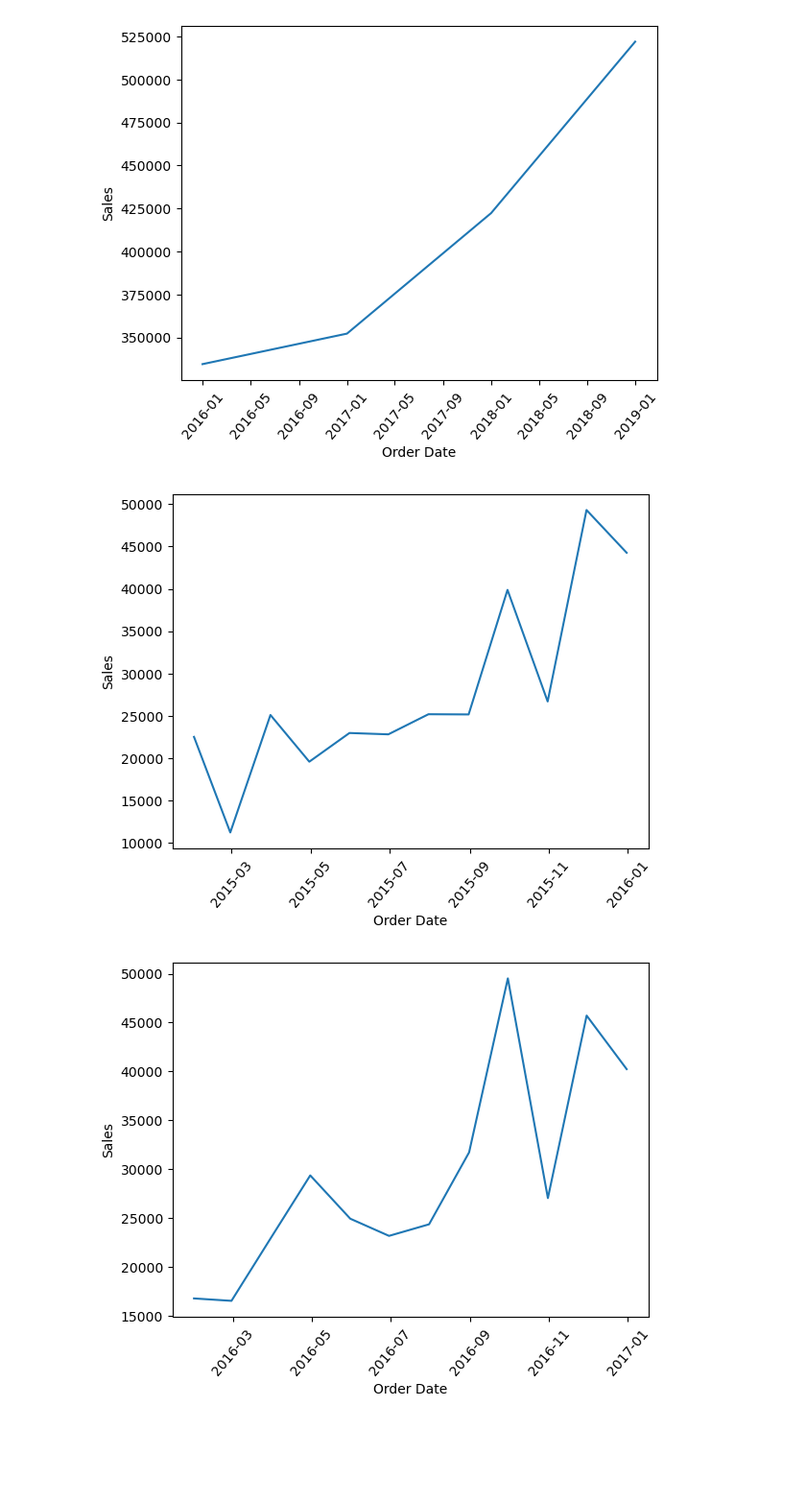
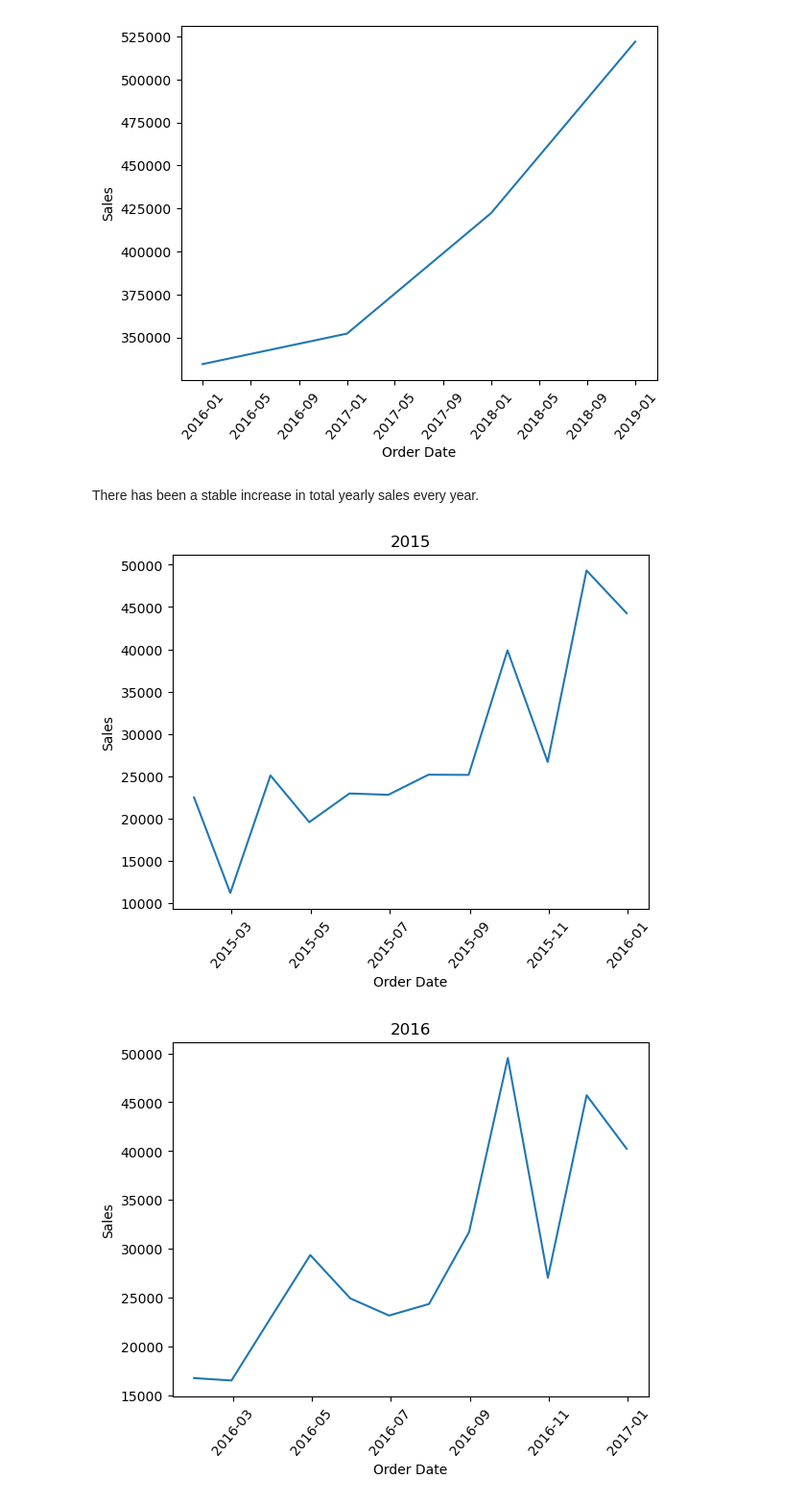
Before and after one commit to FerryMS/Sales_Projection, a Jupyter notebook: SuperstoreAnalysis.ipynb, the cells around one changed output. Shown at 96% size. Drawn from its saved outputs; the diff is of its cells as text; code cells hidden in the pictures; blank space fills up the shorter version.

```diff
--- a/SuperstoreAnalysis.ipynb
+++ b/SuperstoreAnalysis.ipynb
@@ -199,4 +214,6 @@ plt.xticks(rotation=50)
 plt.show()
 # %% [output]
 [figure]
+# %% [markdown]
+There has been a stable increase in total yearly sales every year.
 # %%
@@ -211,18 +229,22 @@ dfm17=pd.DataFrame(dfm17.groupby(pd.Grouper(freq='M'))['Sales'].sum())
 dfm18=pd.DataFrame(dfm18.groupby(pd.Grouper(freq='M'))['Sales'].sum())
 # %%
 # Plotting monthly total sales by year.
+plt.title('2015')
 sns.lineplot(x='Order Date',y='Sales',data=dfm15)
 plt.xticks(rotation=50)
 plt.show()
+plt.title('2016')
 sns.lineplot(x='Order Date',y='Sales',data=dfm16)
 plt.xticks(rotation=50)
 plt.show()
+plt.title('2017')
 sns.lineplot(x='Order Date',y='Sales',data=dfm17)
 plt.xticks(rotation=50)
 plt.show()
+plt.title('2018')
 sns.lineplot(x='Order Date',y='Sales',data=dfm18)
 plt.xticks(rotation=50)
 plt.show()
 # %% [output]
-[figure, old version]
+[figure, new version]
-[figure, old version]
+[figure, new version]
```
Also changed, not shown: parts of 24 cells of this notebook.
